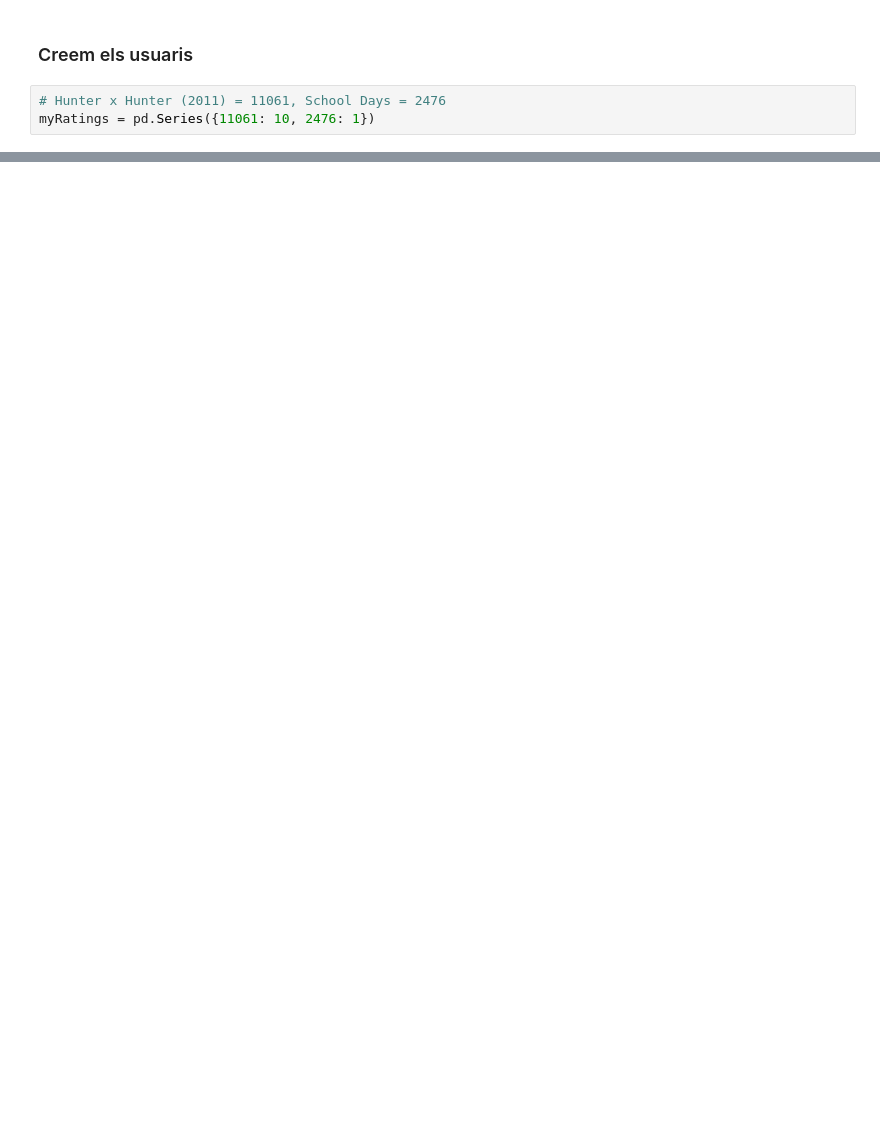
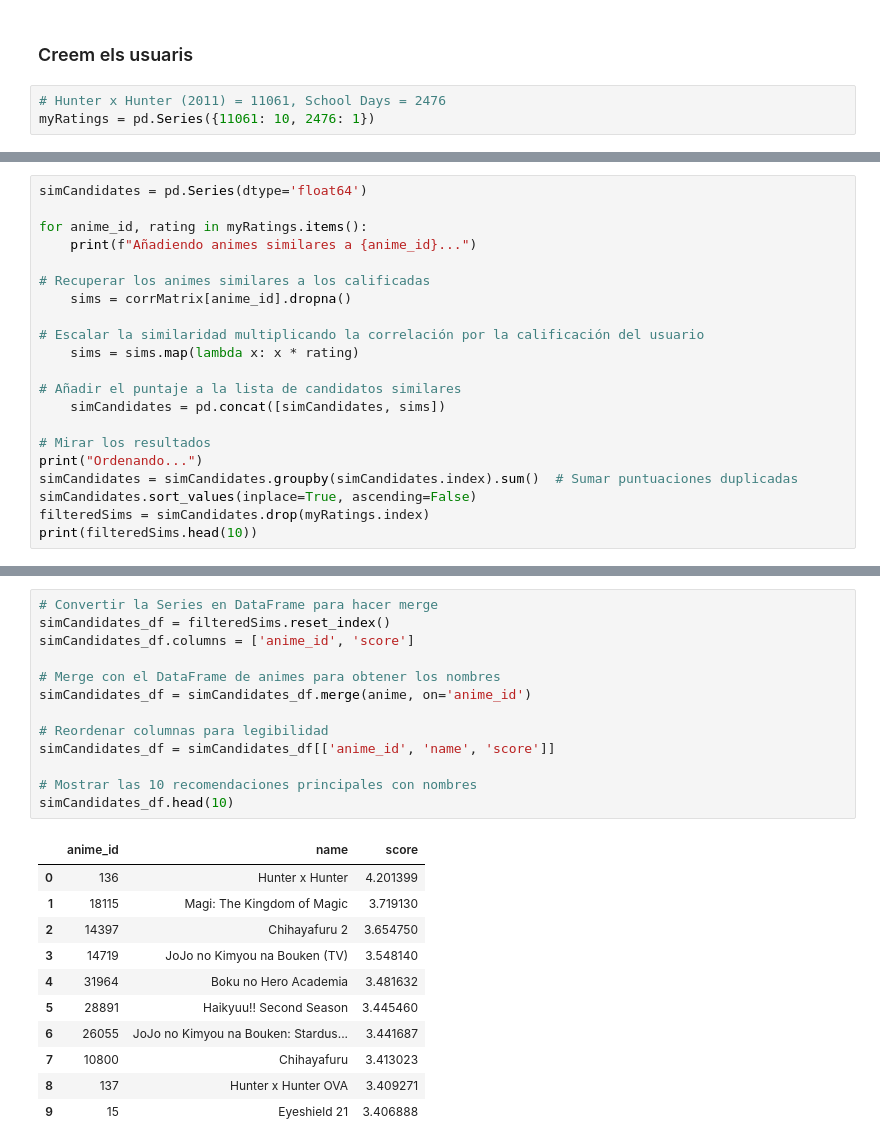
Before and after one commit to Devloy3/Ejercicio_Anime, a Jupyter notebook: recomendar_anime.ipynb, the cells around one changed output, grey strips where cells are left out. Saved outputs shown, nothing was run; the diff lists cells and outputs as text; blank space fills up the shorter version.

```diff
--- a/recomendar_anime.ipynb
+++ b/recomendar_anime.ipynb
@@ -499,0 +388,21 @@ norm_score = norm_score.drop(labels=[aid for aid in norm_score.index if aid in s
+# %%
+simCandidates = pd.Series(dtype='float64')
+
+for anime_id, rating in myRatings.items():
+    print(f"Añadiendo animes similares a {anime_id}...")
+
+# Recuperar los animes similares a los calificadas
+    sims = corrMatrix[anime_id].dropna()
+
+# Escalar la similaridad multiplicando la correlación por la calificación del usuario
+    sims = sims.map(lambda x: x * rating)
+
+# Añadir el puntaje a la lista de candidatos similares
+    simCandidates = pd.concat([simCandidates, sims])
+
+# Mirar los resultados
+print("Ordenando...")
+simCandidates = simCandidates.groupby(simCandidates.index).sum()  # Sumar puntuaciones duplicadas
+simCandidates.sort_values(inplace=True, ascending=False)
+filteredSims = simCandidates.drop(myRatings.index)
+print(filteredSims.head(10))
@@ -499,0 +424,25 @@ norm_score = norm_score.drop(labels=[aid for aid in norm_score.index if aid in s
+# %%
+# Convertir la Series en DataFrame para hacer merge
+simCandidates_df = filteredSims.reset_index()
+simCandidates_df.columns = ['anime_id', 'score']
+
+# Merge con el DataFrame de animes para obtener los nombres
+simCandidates_df = simCandidates_df.merge(anime, on='anime_id')
+
+# Reordenar columnas para legibilidad
+simCandidates_df = simCandidates_df[['anime_id', 'name', 'score']]
+
+# Mostrar las 10 recomendaciones principales con nombres
+simCandidates_df.head(10)
+# %% [output]
+|  | anime_id | name | score |
+| 0 | 136 | Hunter x Hunter | 4.201399 |
+| 1 | 18115 | Magi: The Kingdom of Magic | 3.719130 |
+| 2 | 14397 | Chihayafuru 2 | 3.654750 |
+| 3 | 14719 | JoJo no Kimyou na Bouken (TV) | 3.548140 |
+| 4 | 31964 | Boku no Hero Academia | 3.481632 |
+| 5 | 28891 | Haikyuu!! Second Season | 3.445460 |
+| 6 | 26055 | JoJo no Kimyou na Bouken: Stardus... | 3.441687 |
+| 7 | 10800 | Chihayafuru | 3.413023 |
+| 8 | 137 | Hunter x Hunter OVA | 3.409271 |
+| 9 | 15 | Eyeshield 21 | 3.406888 |
```
Also changed, not shown: parts of 10 cells of this notebook.
